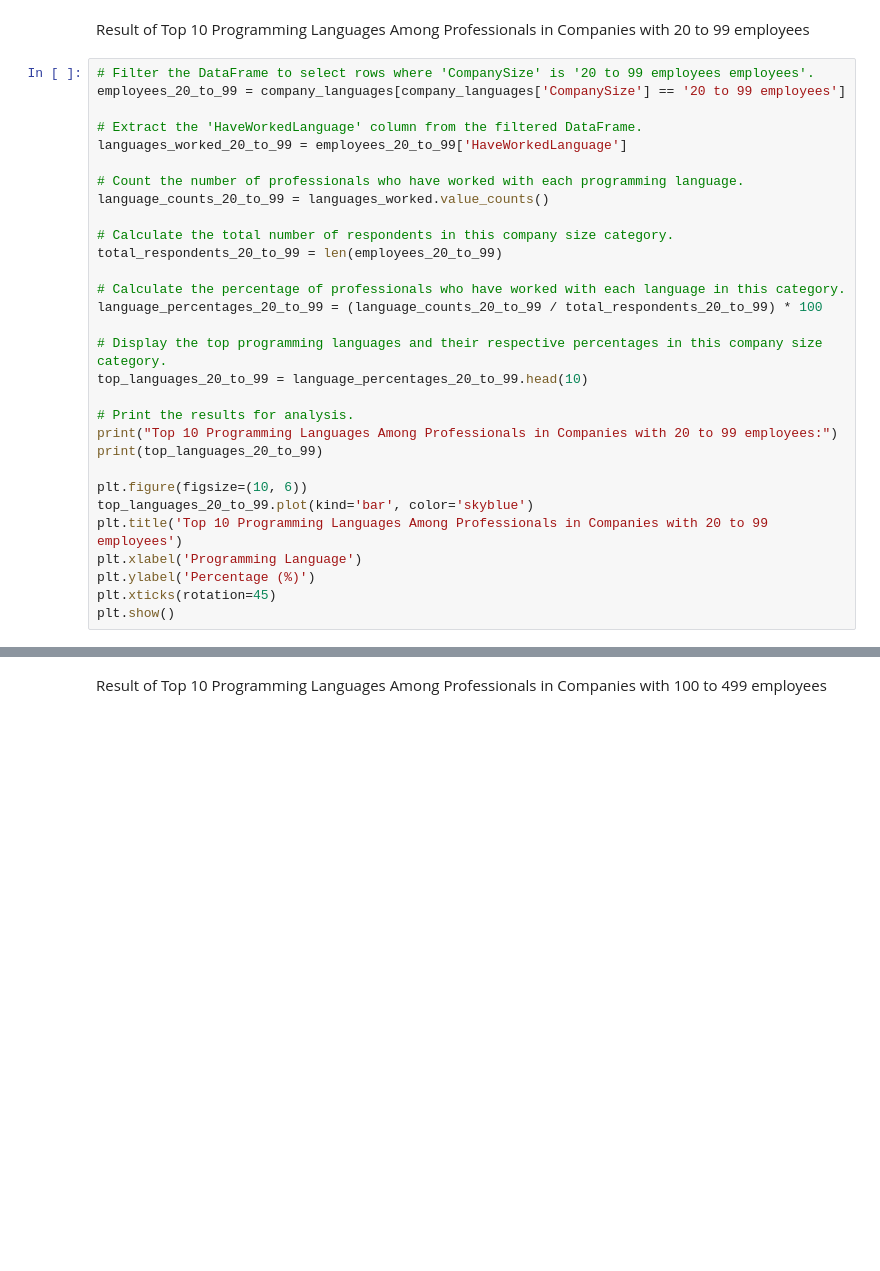
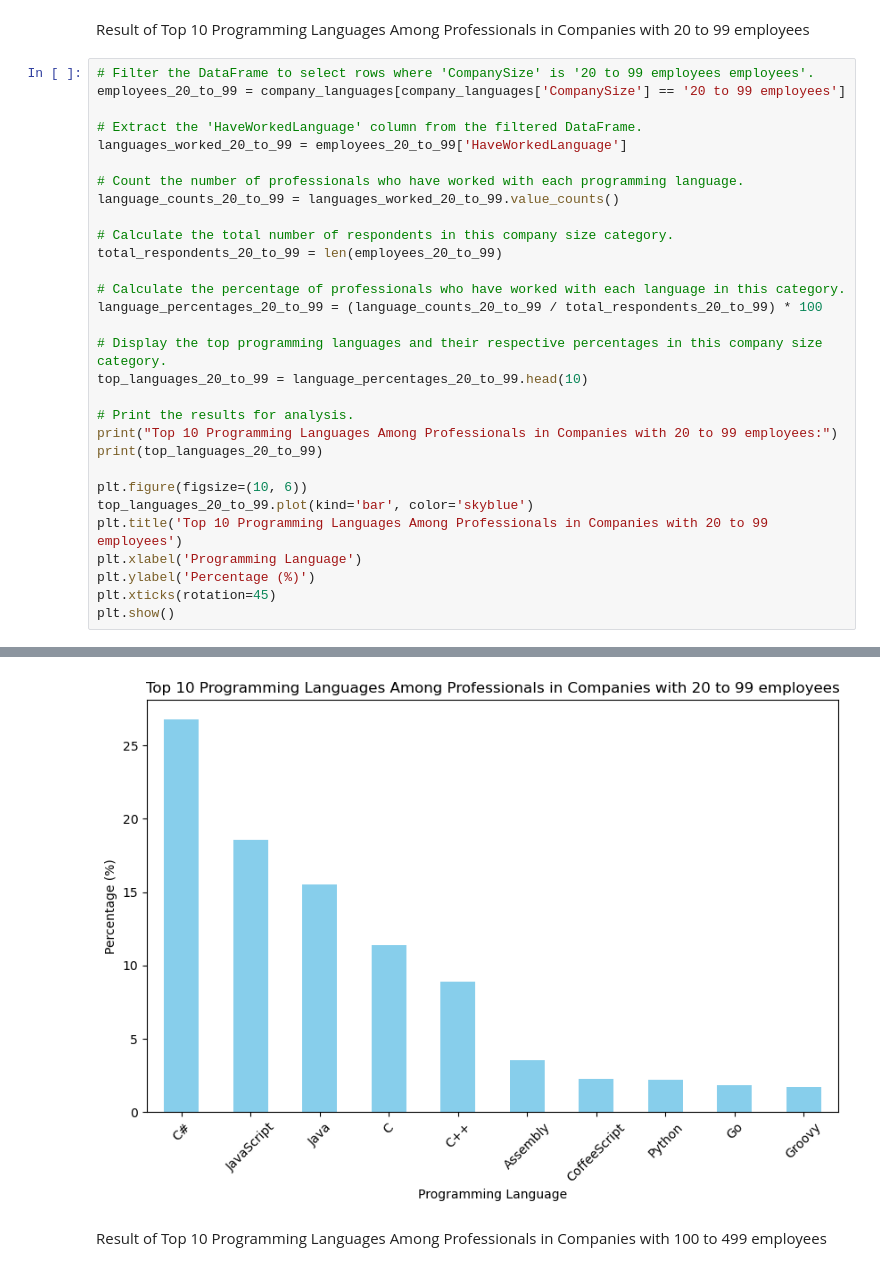
Before and after one commit to Caner-Kut/my-data-science-project, a Jupyter notebook: Stack_Overflow_Survey_Analysis.ipynb, the cells around one changed output, grey strips where cells are left out. Saved outputs shown, nothing was run; the diff lists cells and outputs as text; blank space fills up the shorter version.

```diff
--- a/Stack_Overflow_Survey_Analysis.ipynb
+++ b/Stack_Overflow_Survey_Analysis.ipynb
@@ -529,7 +529,7 @@ employees_20_to_99 = company_languages[company_languages['CompanySize'] == '20 t
 languages_worked_20_to_99 = employees_20_to_99['HaveWorkedLanguage']
 
 # Count the number of professionals who have worked with each programming language.
-language_counts_20_to_99 = languages_worked.value_counts()
+language_counts_20_to_99 = languages_worked_20_to_99.value_counts()
 
 # Calculate the total number of respondents in this company size category.
 total_respondents_20_to_99 = len(employees_20_to_99)
@@ -551,3 +551,4 @@ plt.xlabel('Programming Language')
 plt.ylabel('Percentage (%)')
 plt.xticks(rotation=45)
 plt.show()
+# %% [output]
@@ -554,3 +567,4 @@ plt.show()
+[figure, added]
 # %% [markdown]
 Result of Top 10 Programming Languages Among Professionals in Companies with 100 to 499 employees
 # %%
```
Also changed, not shown: parts of 3 cells of this notebook.
